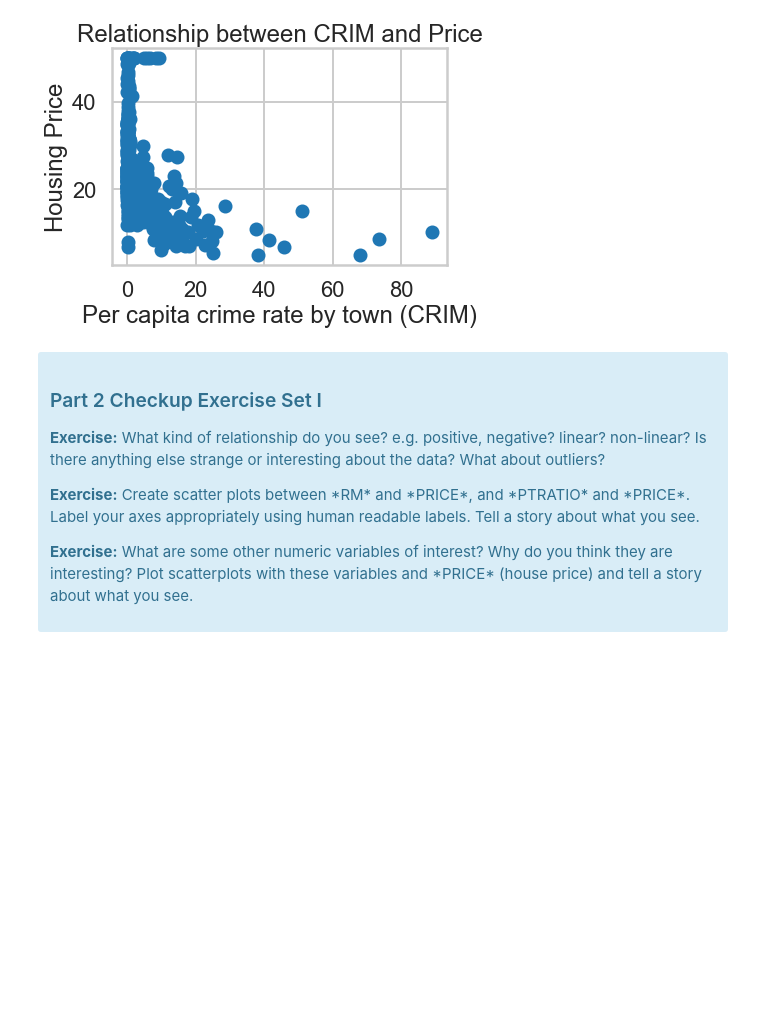
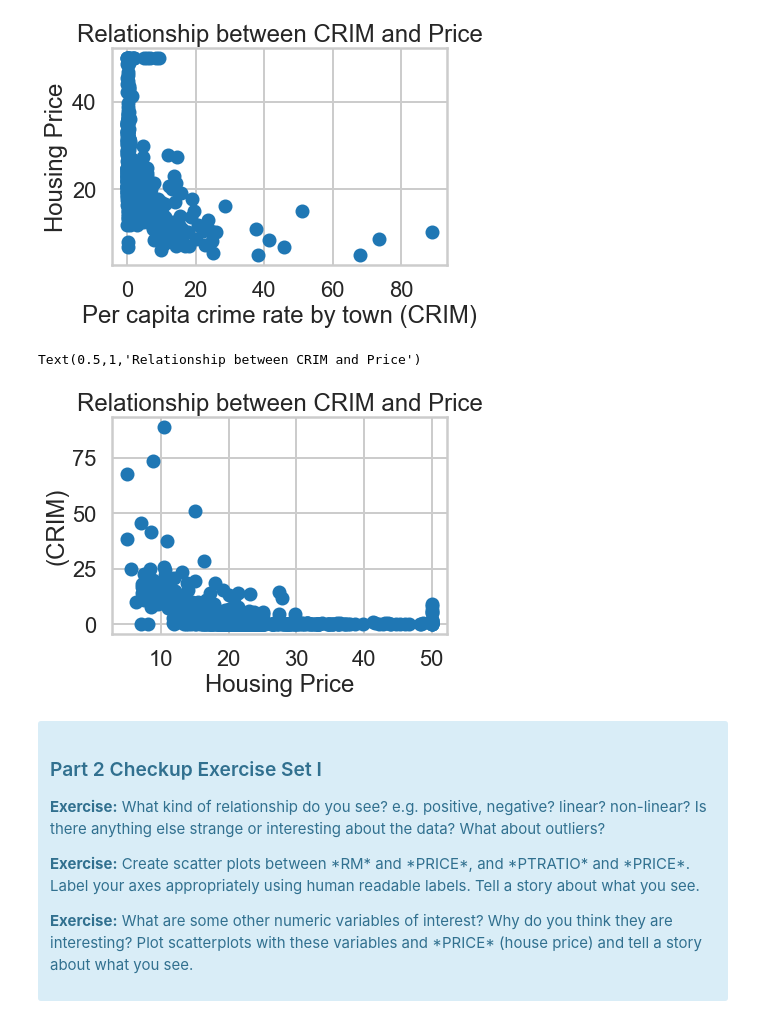
Before and after one commit to cleonard1261/springboard, a Jupyter notebook: linear_regression/Mini_Project_Linear_Regression.ipynb, the cells around one changed output. Saved outputs shown, nothing was run; the diff lists cells and outputs as text; code cells hidden in the pictures; blank space fills up the shorter version.

```diff
--- a/linear_regression/Mini_Project_Linear_Regression.ipynb
+++ b/linear_regression/Mini_Project_Linear_Regression.ipynb
@@ -265,6 +265,14 @@ plt.title("Relationship between CRIM and Price")
 # %% [output]
 Text(0.5,1,'Relationship between CRIM and Price')
 [figure]
+# %%
+plt.scatter( bos.PRICE,bos.CRIM)
+plt.ylabel("(CRIM)")
+plt.xlabel("Housing Price")
+plt.title("Relationship between CRIM and Price")
+# %% [output]
+Text(0.5,1,'Relationship between CRIM and Price')
+[figure, added]
 # %% [markdown]
 <div class="span5 alert alert-info">
 <h3>Part 2 Checkup Exercise Set I</h3>
```
Also changed, not shown: parts of 9 cells of this notebook.
